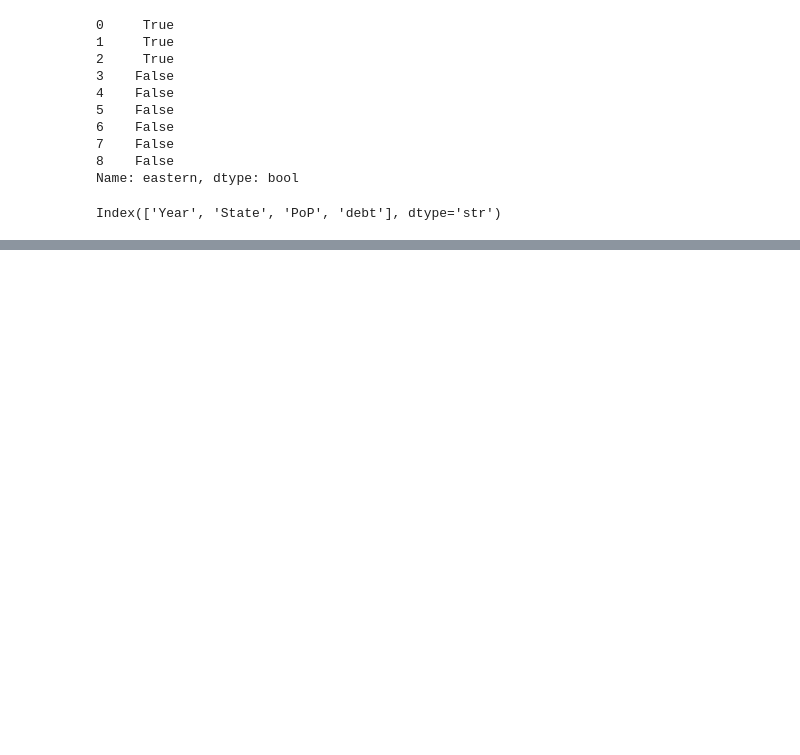
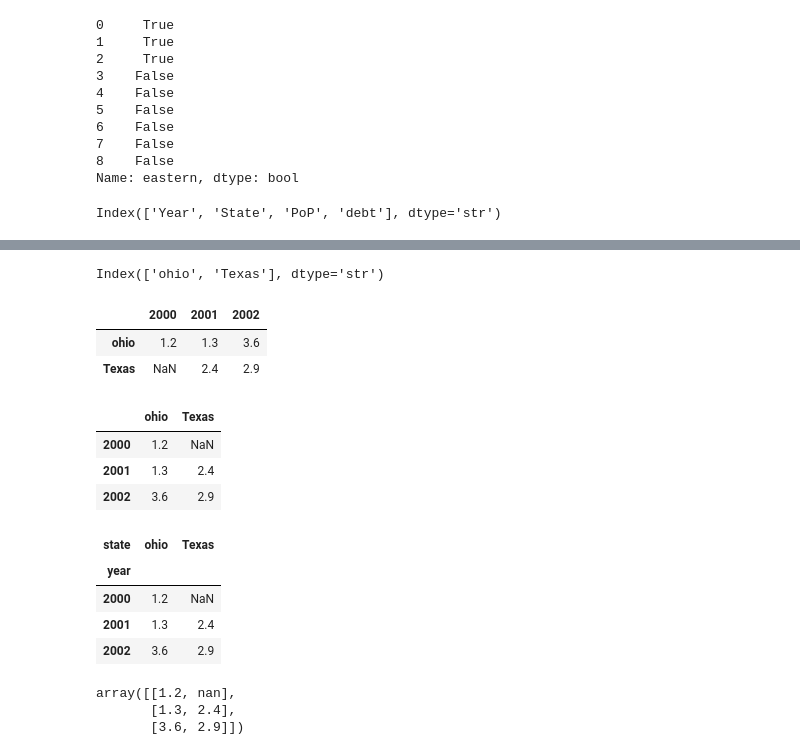
Before and after one commit to SoumyadipHazari/MLP_BSCS2008, a Jupyter notebook: dataframe.ipynb, the cells around one changed output, grey strips where cells are left out. Cells and saved outputs as stored; diff of their text form; code cells hidden in the pictures; blank space fills up the shorter version.

```diff
--- a/dataframe.ipynb
+++ b/dataframe.ipynb
@@ -234,3 +245,6 @@ del frame2["eastern"]
 frame2.columns
 # %% [output]
 Index(['Year', 'State', 'PoP', 'debt'], dtype='str')
+# %%
+population = {"ohio": {2000:1.2, 2001:1.3, 2002: 3.6},
+             "Texas": {2001: 2.4, 2002: 2.9}}
@@ -236,0 +273,37 @@ Index(['Year', 'State', 'PoP', 'debt'], dtype='str')
+# %%
+frame3.columns
+# %% [output]
+Index(['ohio', 'Texas'], dtype='str')
+# %%
+frame3.T
+# %% [output]
+|  | 2000 | 2001 | 2002 |
+| ohio | 1.2 | 1.3 | 3.6 |
+| Texas | NaN | 2.4 | 2.9 |
+# %%
+frame3 = pd.DataFrame(population, index = [2000,2001,2002])
+# %%
+frame3
+# %% [output]
+|  | ohio | Texas |
+| 2000 | 1.2 | NaN |
+| 2001 | 1.3 | 2.4 |
+| 2002 | 3.6 | 2.9 |
+# %%
+frame3.index.name = "year"
+# %%
+frame3.columns.name = "state"
+# %%
+frame3
+# %% [output]
+| state | ohio | Texas |
+| year |  |  |
+| 2000 | 1.2 | NaN |
+| 2001 | 1.3 | 2.4 |
+| 2002 | 3.6 | 2.9 |
+# %%
+frame3.to_numpy()
+# %% [output]
+array([[1.2, nan],
+       [1.3, 2.4],
+       [3.6, 2.9]])
```
Also changed, not shown: parts of 7 cells of this notebook, 2 other files.
